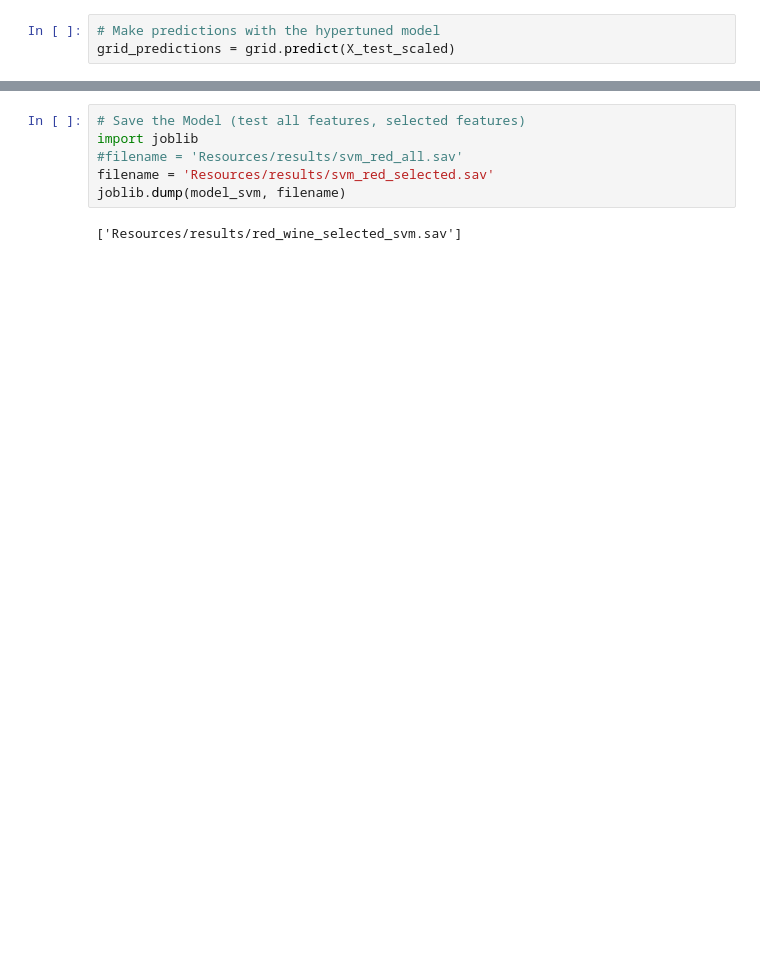
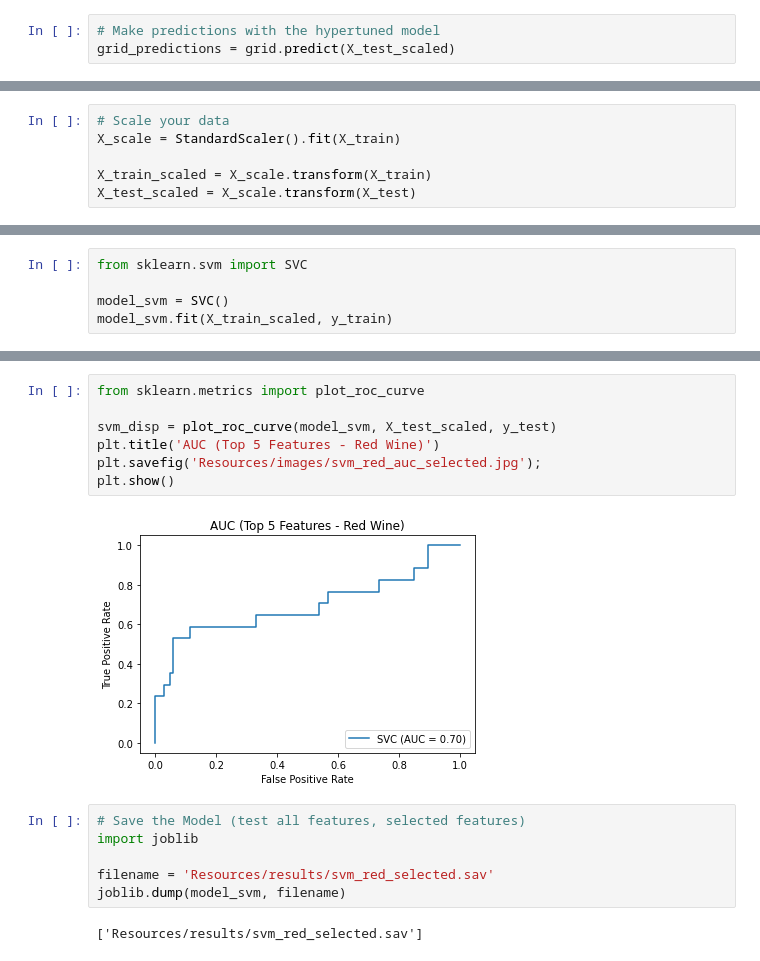
Before and after one commit to josiedeleon/Final-Project, a Jupyter notebook: SVM_red.ipynb, the cells around one changed output, grey strips where cells are left out. Drawn from its saved outputs; the diff is of its cells as text; blank space fills up the shorter version.

```diff
--- a/SVM_red.ipynb
+++ b/SVM_red.ipynb
@@ -415,0 +398,6 @@ label_aux.set_title('Normalized (All features)')
+# %%
+# Scale your data
+X_scale = StandardScaler().fit(X_train)
+
+X_train_scaled = X_scale.transform(X_train)
+X_test_scaled = X_scale.transform(X_test)
@@ -415,0 +410,5 @@ label_aux.set_title('Normalized (All features)')
+# %%
+from sklearn.svm import SVC
+
+model_svm = SVC()
+model_svm.fit(X_train_scaled, y_train)
@@ -445,8 +570,17 @@ label_aux.set_title('Normalized (Top 5 features)')
+# %%
+from sklearn.metrics import plot_roc_curve
+
+svm_disp = plot_roc_curve(model_svm, X_test_scaled, y_test)
+plt.title('AUC (Top 5 Features - Red Wine)')
+plt.savefig('Resources/images/svm_red_auc_selected.jpg');
+plt.show()
+# %% [output]
+[figure, added]
 # %%
 # Save the Model (test all features, selected features)
 import joblib
-#filename = 'Resources/results/svm_red_all.sav'
+
 filename = 'Resources/results/svm_red_selected.sav'
 joblib.dump(model_svm, filename)
 # %% [output]
-['Resources/results/red_wine_selected_svm.sav']
+['Resources/results/svm_red_selected.sav']
```
Also changed, not shown: parts of 52 cells of this notebook, 13 other files.
